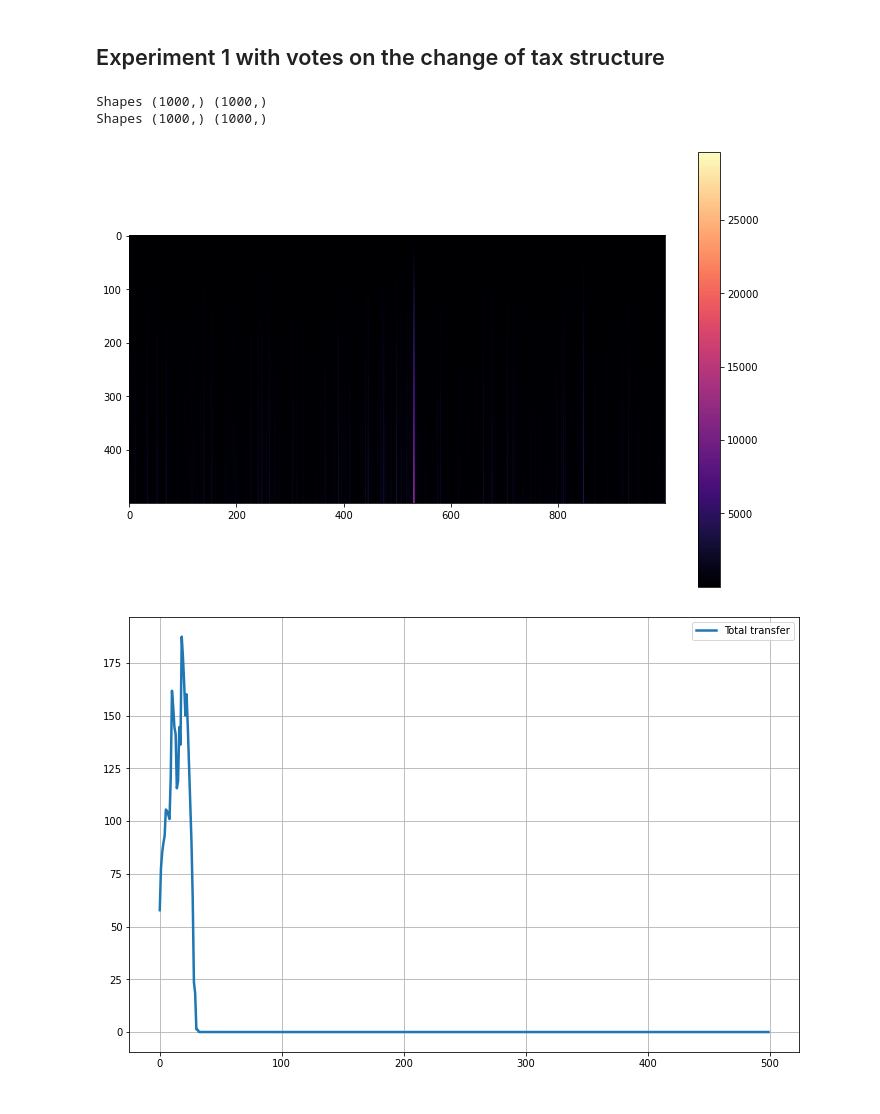
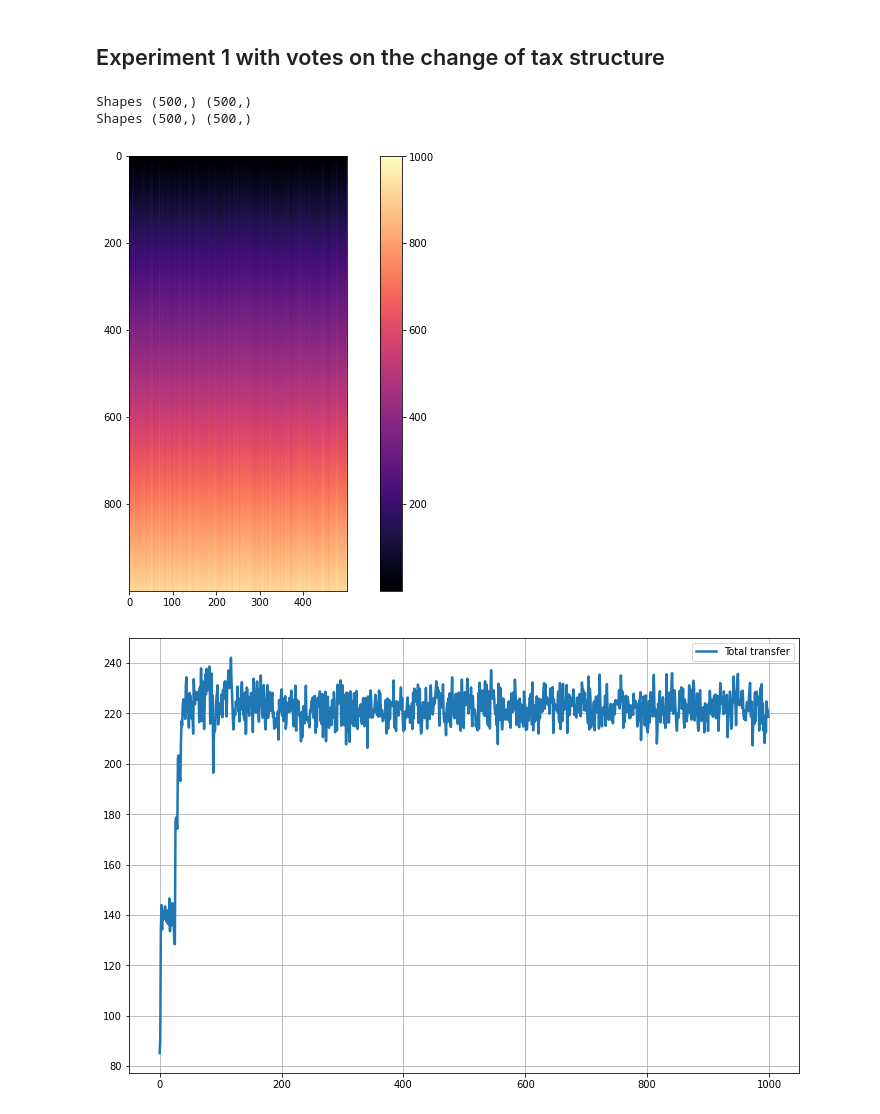
Before and after one commit to aceofgreens/weighted_voting, a Jupyter notebook: simulation4.ipynb, the cells around one changed output. Cells and saved outputs as stored; diff of their text form; code cells hidden in the pictures.

```diff
--- a/simulation4.ipynb
+++ b/simulation4.ipynb
@@ -121,7 +121,6 @@ def save_results(T = 20, N = 100, meritocracy=False):
     proposed_tax_rates = np.zeros((T, 2))
     income_propensity = np.random.pareto(2, N)
     incomes = np.maximum(np.random.normal(income_propensity, 0.2 * income_propensity), 1e-3)
-    print("Shapes", income_propensity.shape, incomes.shape)
     current_tax_rate = (10, 1)
 
     for t in range(T):
@@ -130,16 +129,17 @@ def save_results(T = 20, N = 100, meritocracy=False):
         proposed_tax_rate = np.maximum(proposed_tax_rate, 1e-3)
 
         # Add income from labour
-        incomes += np.random.normal(income_propensity, 0.2 * income_propensity)
+        labour_income = np.random.normal(income_propensity, 0.2 * income_propensity)
+        incomes += labour_income
 
         # Contribution calculated using proposed tax rates
-        hypothetical_contrib = weibull_cdf(incomes, proposed_tax_rate[0], proposed_tax_rate[1])
+        hypothetical_contrib = labour_income * weibull_cdf(labour_income, proposed_tax_rate[0], proposed_tax_rate[1])
 
         # Hypothetical benefit
         hypothetical_net_income = hypothetical_contrib.sum()/N - hypothetical_contrib
 
         # Contribution calculated using current tax rates
-        contrib = weibull_cdf(incomes, current_tax_rate[0], current_tax_rate[1])
+        contrib = labour_income * weibull_cdf(labour_income, current_tax_rate[0], current_tax_rate[1])
 
         # Real benefit
         net_income = contrib.sum()/N - contrib
@@ -148,7 +148,7 @@ def save_results(T = 20, N = 100, meritocracy=False):
         v = hypothetical_net_income > net_income
 
         # Weights using current contributions
-        if meritocracy:
+        if meritocracy == True:
             w = contrib / contrib.sum()
         else:
             w = np.ones(N)/N
@@ -176,14 +176,14 @@ def save_results(T = 20, N = 100, meritocracy=False):
     return r, s, votes, tax_rates, proposed_tax_rates
 # %%
 np.random.seed(42)
-r, s, votes, tax_rates, proposed_tax_rates = save_results(500, 1000, meritocracy=False)
+r, s, votes, tax_rates, proposed_tax_rates = save_results(1000, 500, meritocracy=False)
 np.random.seed(42)
-r2, s2, votes2, tax_rates2, proposed_tax_rates2 = save_results(500, 1000, meritocracy=True)
+r2, s2, votes2, tax_rates2, proposed_tax_rates2 = save_results(1000, 500, meritocracy=True)
 
 plots(r, s, votes, tax_rates, proposed_tax_rates)
 plots(r2, s2, votes2, tax_rates2, proposed_tax_rates2)
 # %% [output]
-Shapes (1000,) (1000,)
-Shapes (1000,) (1000,)
+Shapes (500,) (500,)
+Shapes (500,) (500,)
-[figure, old version]
+[figure, new version]
-[figure, old version]
+[figure, new version]
```
Also changed, not shown: parts of 4 cells of this notebook.
